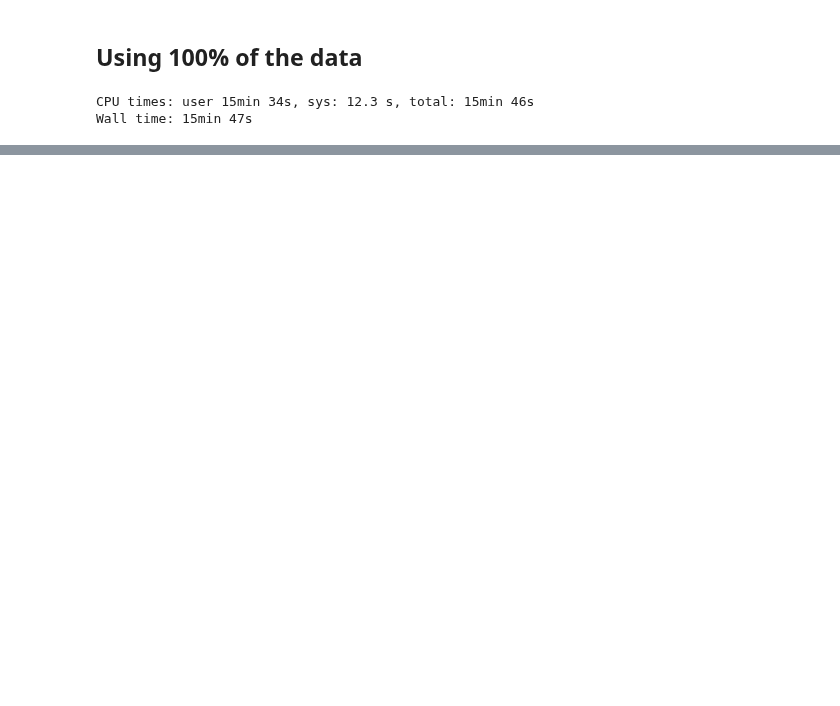
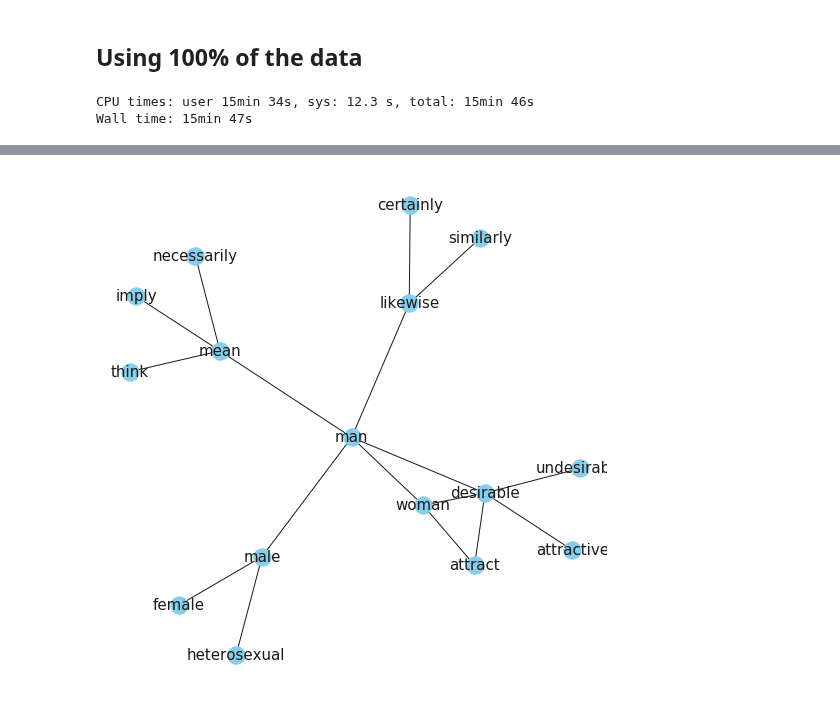
Before and after one commit to EmanuelHappy/Data-Science, a Jupyter notebook: _PushshiftReddit/word_embedding/word2vec.ipynb, the cells around one changed output, grey strips where cells are left out. Drawn from its saved outputs; the diff is of its cells as text; code cells hidden in the pictures; blank space fills up the shorter version.

```diff
--- a/_PushshiftReddit/word_embedding/word2vec.ipynb
+++ b/_PushshiftReddit/word_embedding/word2vec.ipynb
@@ -826,2 +834,6 @@ Wall time: 15min 47s
 # %%
 w2v_model.init_sims(replace=True)
+# %%
+w2v_graph(w2v_model, 'man')
+# %% [output]
+[figure, added]
```
Also changed, not shown: parts of 6 cells of this notebook.
